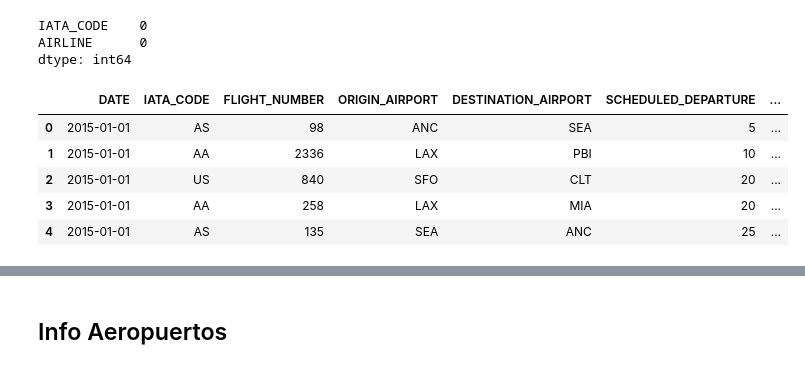
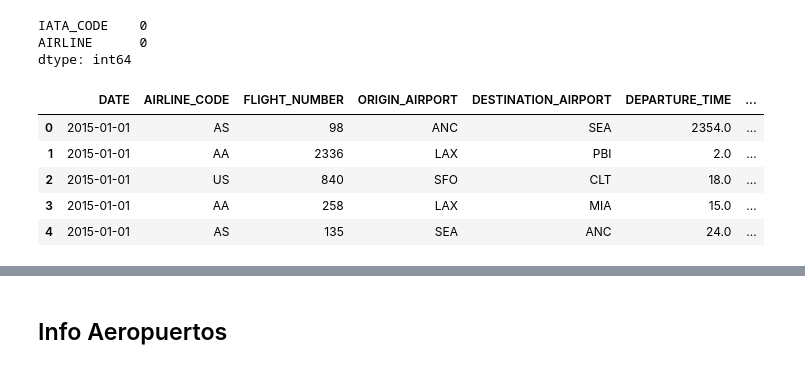
Before and after one commit to inesgfortis/Aircraft_Delays_Analysis, a Jupyter notebook: Preprocessing/Preprocessing.ipynb, the cells around one changed output, grey strips where cells are left out. Cells and saved outputs as stored; diff of their text form; code cells hidden in the pictures.

```diff
--- a/Preprocessing/Preprocessing.ipynb
+++ b/Preprocessing/Preprocessing.ipynb
@@ -123,6 +130,10 @@ Nos importan..?
 # %%
 # Eliminamos tail number porque es un identificador de avión (no vuelo) único
-df = df.drop(["TAIL_NUMBER"],axis=1)
+df = df.drop("TAIL_NUMBER",axis=1)
+# %%
+# Eliminamos el resto de variables que no usaremos para nuestro análisis
+df = df.drop(["SCHEDULED_DEPARTURE", "SCHEDULED_TIME", "SCHEDULED_ARRIVAL",
+             "TAXI_IN", "TAXI_OUT", "WHEELS_OFF", "WHEELS_ON", "AIR_TIME"],axis=1)
 # %% [markdown]
 Hay un error de formato con la variable flight number, que es un indicador del vuelo y por lo tanto una variable categórica. Lo mismo ocurre con Cancelled y Diverted
 # %%
@@ -444,14 +463,15 @@ AIRLINE      0
 dtype: int64
 # %%
 # Renombramos la columna "AIRLINE" para poder hacer el join con la tabla de aerolineas
-df = df.rename(columns={"AIRLINE": "IATA_CODE"})
+airlines = airlines.rename(columns={"IATA_CODE": "AIRLINE_CODE"})
+df = df.rename(columns={"AIRLINE": "AIRLINE_CODE"})
 df.head()
 # %% [output]
-|  | DATE | IATA_CODE | FLIGHT_NUMBER | ORIGIN_AIRPORT | DESTINATION_AIRPORT | SCHEDULED_DEPARTURE | ... |
-| 0 | 2015-01-01 | AS | 98 | ANC | SEA | 5 | ... |
-| 1 | 2015-01-01 | AA | 2336 | LAX | PBI | 10 | ... |
-| 2 | 2015-01-01 | US | 840 | SFO | CLT | 20 | ... |
-| 3 | 2015-01-01 | AA | 258 | LAX | MIA | 20 | ... |
-| 4 | 2015-01-01 | AS | 135 | SEA | ANC | 25 | ... |
+|  | DATE | AIRLINE_CODE | FLIGHT_NUMBER | ORIGIN_AIRPORT | DESTINATION_AIRPORT | DEPARTURE_TIME | ... |
+| 0 | 2015-01-01 | AS | 98 | ANC | SEA | 2354.0 | ... |
+| 1 | 2015-01-01 | AA | 2336 | LAX | PBI | 2.0 | ... |
+| 2 | 2015-01-01 | US | 840 | SFO | CLT | 18.0 | ... |
+| 3 | 2015-01-01 | AA | 258 | LAX | MIA | 15.0 | ... |
+| 4 | 2015-01-01 | AS | 135 | SEA | ANC | 24.0 | ... |
 # %%
 # Unimos ambas tablas
```
Also changed, not shown: parts of 23 cells of this notebook, 1 other file.
